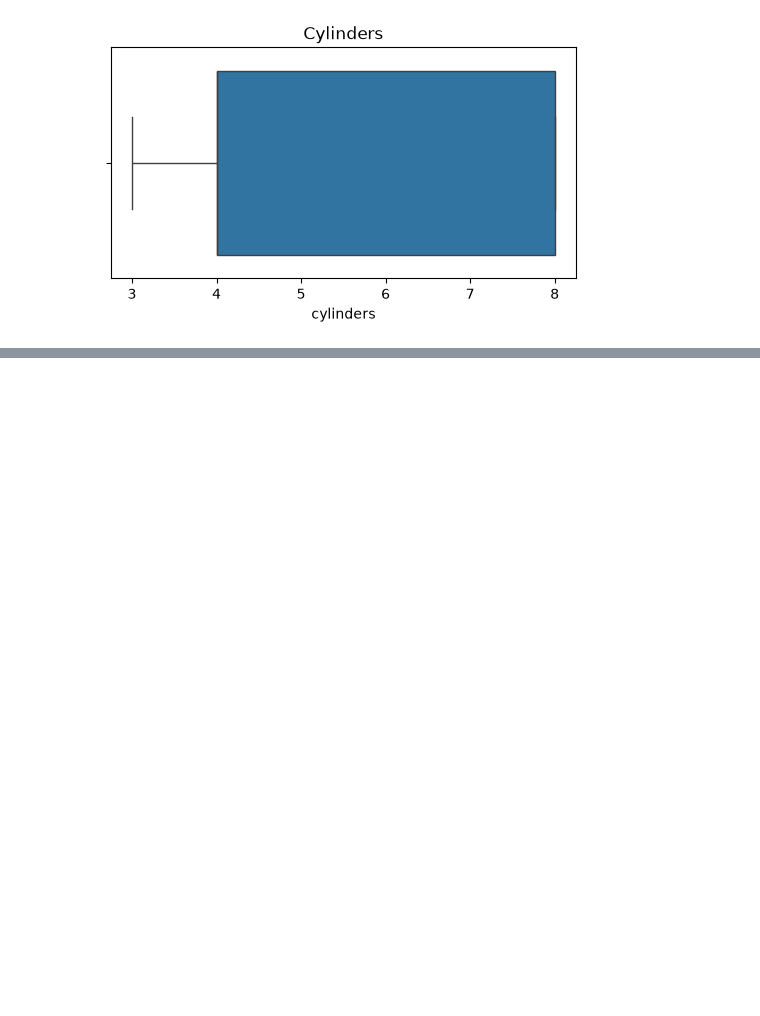
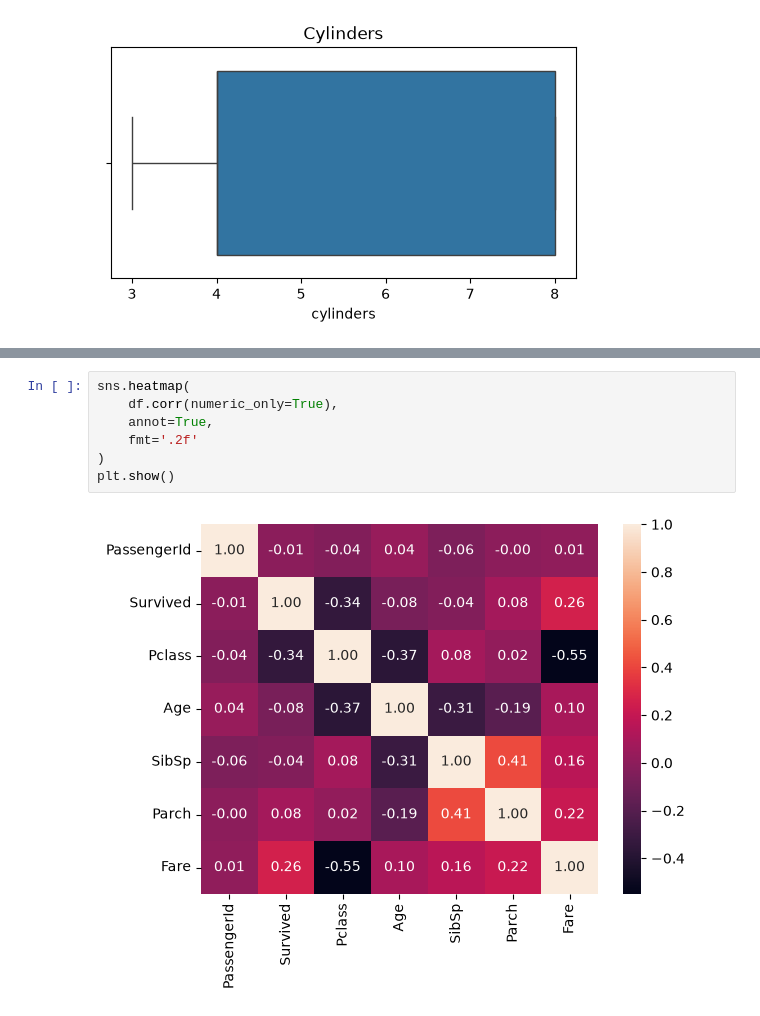
Before and after one commit to anushka-codes1/Machine-Learning-Vedam_codes, a Jupyter notebook: Matplotlib_Seaborn_1.ipynb, the cells around one changed output, grey strips where cells are left out. Drawn from its saved outputs; the diff is of its cells as text; blank space fills up the shorter version.

```diff
--- a/Matplotlib_Seaborn_1.ipynb
+++ b/Matplotlib_Seaborn_1.ipynb
@@ -167,0 +171,9 @@ plt.show()
+# %%
+sns.heatmap(
+    df.corr(numeric_only=True),
+    annot=True,
+    fmt='.2f'
+)
+plt.show()
+# %% [output]
+[figure, added]
```
Also changed, not shown: parts of 4 cells of this notebook, 9 other files.
